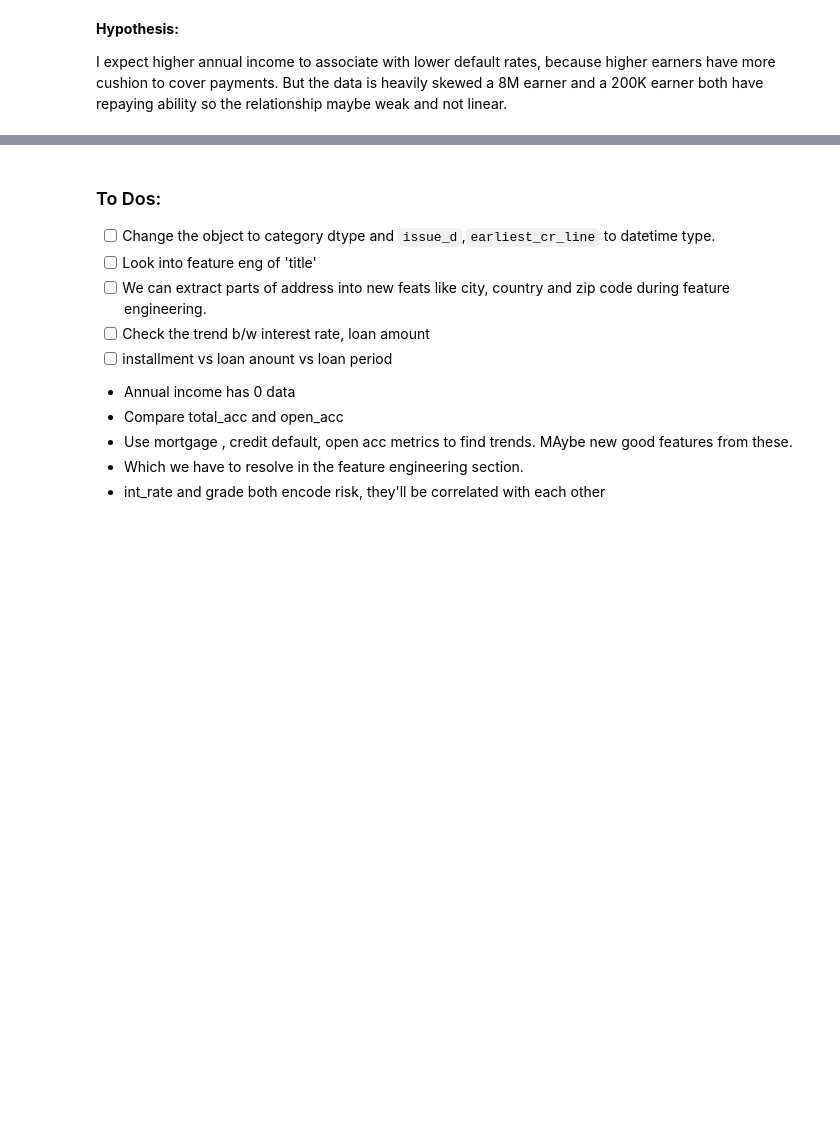
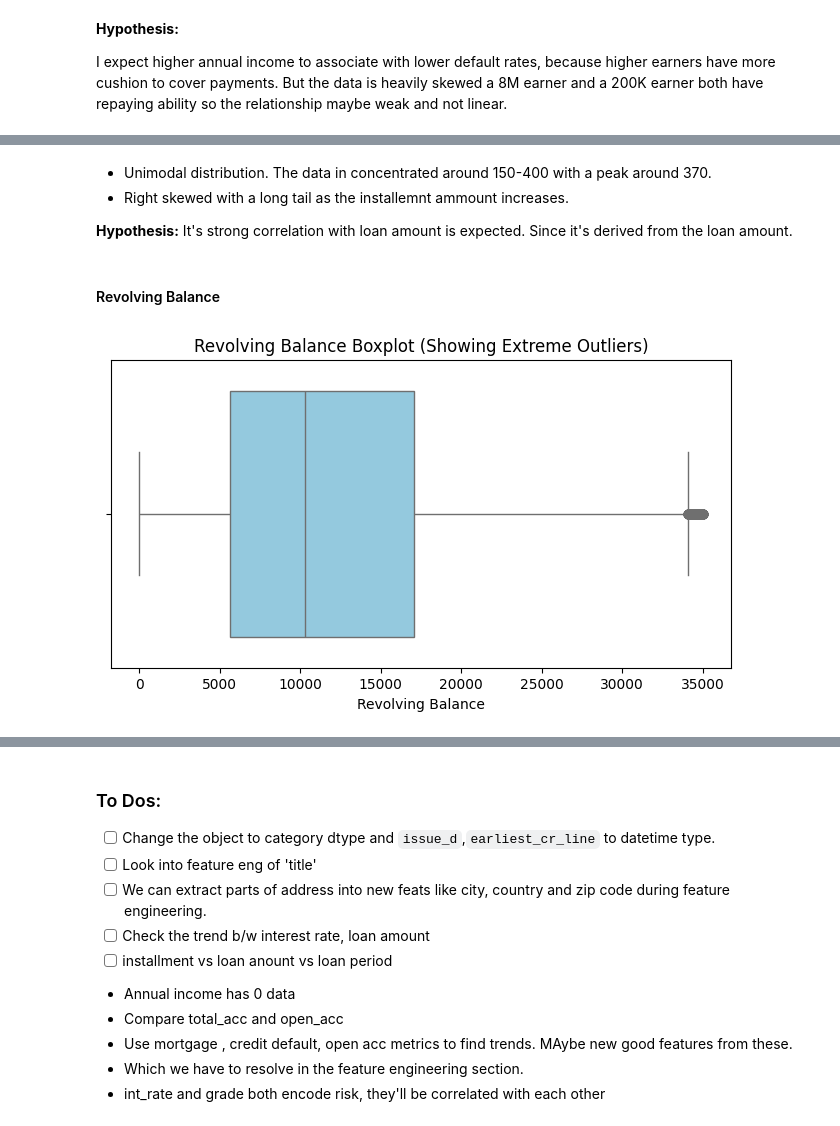
Before and after one commit to samrat-rm/Brain-Cache, a Jupyter notebook: LoanTap_Logistic_Regression.ipynb, the cells around one changed output, grey strips where cells are left out. Saved outputs shown, nothing was run; the diff lists cells and outputs as text; code cells hidden in the pictures; blank space fills up the shorter version.

```diff
--- a/LoanTap_Logistic_Regression.ipynb
+++ b/LoanTap_Logistic_Regression.ipynb
@@ -588,0 +767,18 @@ df['installment'].hist(bins=30)
+# %% [markdown]
+- Unimodal distribution. The data in concentrated around 150-400 with a peak around 370.
+- Right skewed with a long tail as the installemnt ammount increases.
+
+**Hypothesis:**
+It's strong correlation with loan amount is expected. Since it's derived from the loan amount.
+# %% [markdown]
+#### Revolving Balance
+# %%
+revol_bal = df[df['revol_bal'] < 35000]['revol_bal']
+
+plt.figure(figsize=(8, 4))
+sns.boxplot(x=revol_bal, color='skyblue')
+plt.title('Revolving Balance Boxplot (Showing Extreme Outliers)')
+plt.xlabel('Revolving Balance')
+plt.show()
+# %% [output]
+[figure, added]
```
Also changed, not shown: parts of 163 cells of this notebook.
